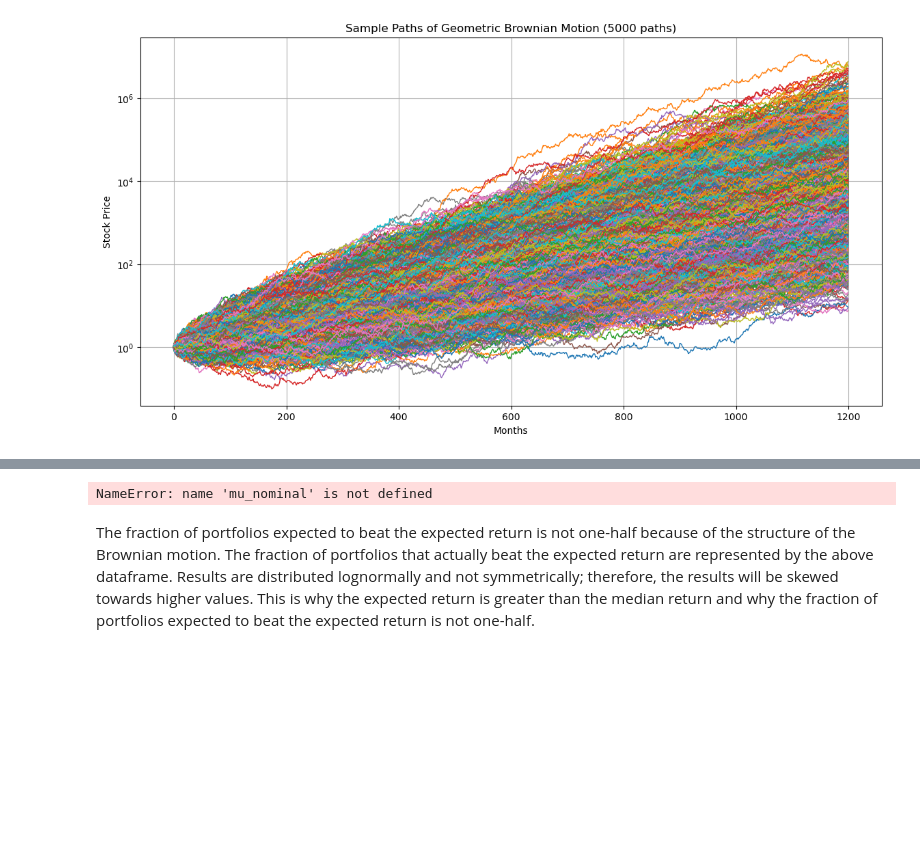
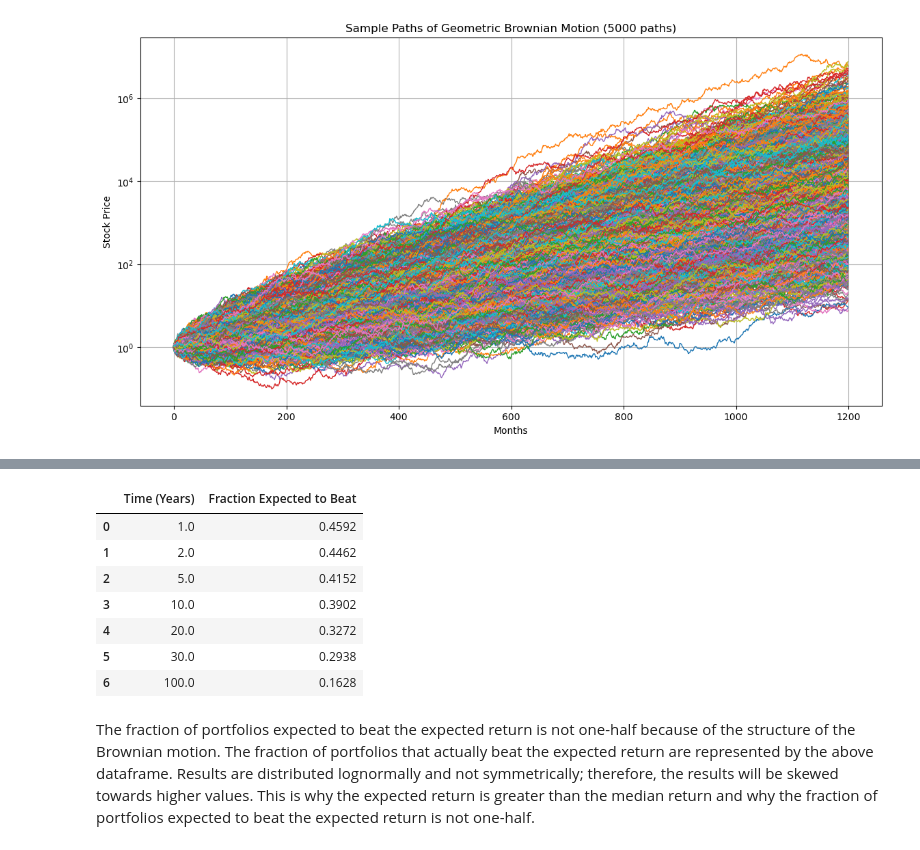
Before and after one commit to pathmarkoak/bufn400, a Jupyter notebook: Homeworks/Homework 4/BUFN400-bhw04-GBM-log-utiity-02-QUESTIONS.ipynb, the cells around one changed output, grey strips where cells are left out. Cells and saved outputs as stored; diff of their text form; code cells hidden in the pictures; blank space fills up the shorter version.

```diff
--- a/Homeworks/Homework 4/BUFN400-bhw04-GBM-log-utiity-02-QUESTIONS.ipynb
+++ b/Homeworks/Homework 4/BUFN400-bhw04-GBM-log-utiity-02-QUESTIONS.ipynb
@@ -127,26 +127,33 @@ stats
 # %%
 def portfolio_val(paths, period):
     return paths[period - 1]
 
 months = np.array([12, 24, 60, 120, 240, 360, 1200])
 years = months / 12
 expected = []
 
 for y, m in zip(years, months):
-    expected_growth = expected_nom(mu_nominal * dt, m)
+    expected_growth = expected_nom(nominal_mean * dt, m)
     actual_growth = portfolio_val(paths, m)
 
     fraction_expected = np.mean(actual_growth > expected_growth)
     expected.append(fraction_expected)
 
 fractions = pd.DataFrame({
     'Time (Years)': years,
     'Fraction Expected to Beat': expected,
 })
 
 fractions
 # %% [output]
-NameError: name 'mu_nominal' is not defined
+|  | Time (Years) | Fraction Expected to Beat |
+| 0 | 1.0 | 0.4592 |
+| 1 | 2.0 | 0.4462 |
+| 2 | 5.0 | 0.4152 |
+| 3 | 10.0 | 0.3902 |
+| 4 | 20.0 | 0.3272 |
+| 5 | 30.0 | 0.2938 |
+| 6 | 100.0 | 0.1628 |
 # %% [markdown]
 The fraction of portfolios expected to beat the expected return is not one-half because of the structure of the Brownian motion. The fraction of portfolios that actually beat the expected return are represented by the above dataframe. Results are distributed lognormally and not symmetrically; therefore, the results will be skewed towards higher values. This is why the expected return is greater than the median return and why the fraction of portfolios expected to beat the expected return is not one-half.
 # %% [markdown]
```
Also changed, not shown: parts of 2 cells of this notebook.
